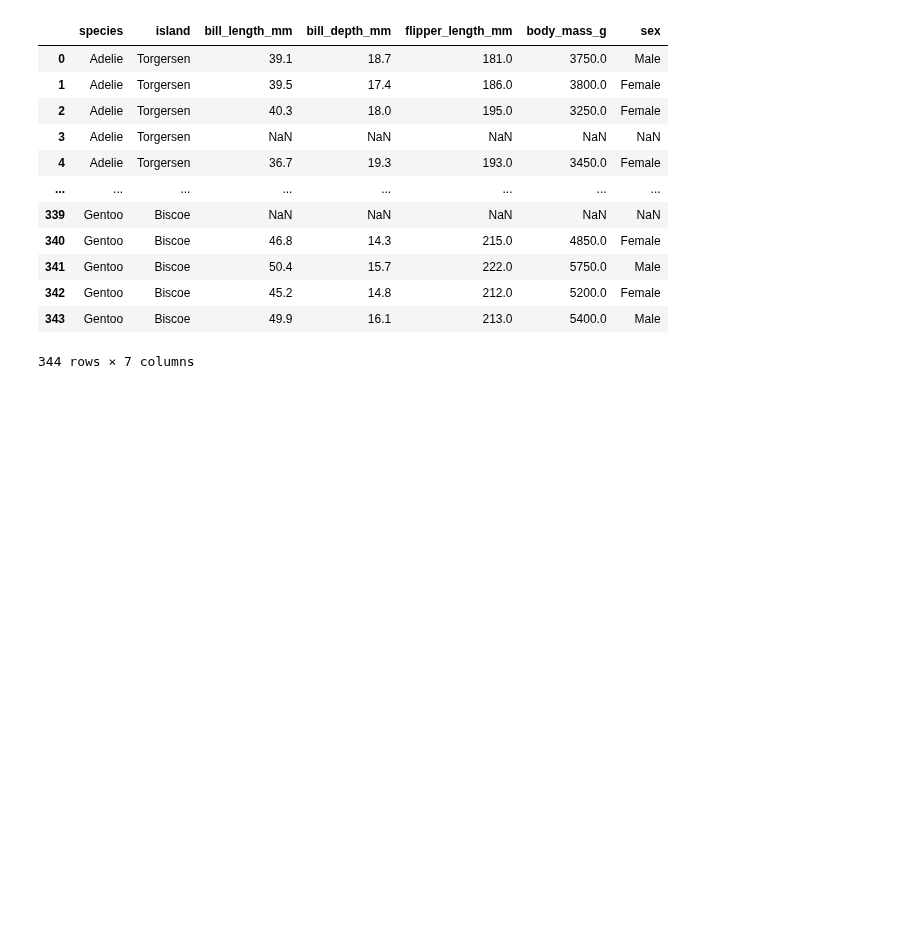
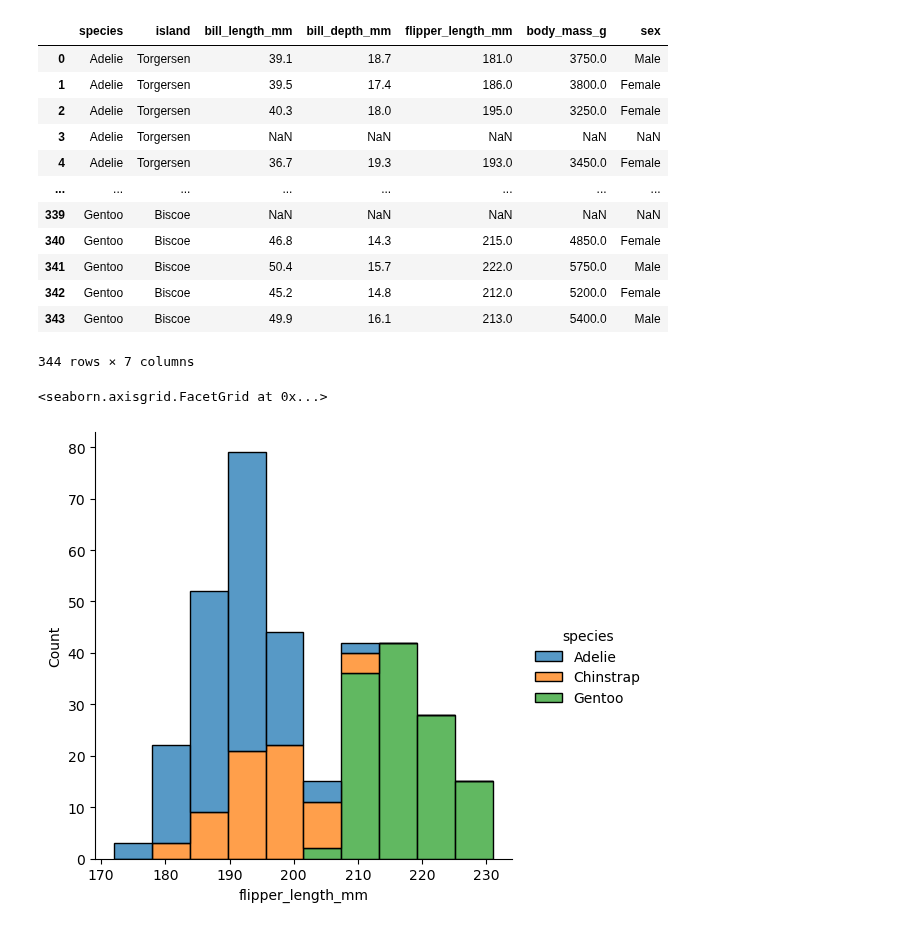
Before and after one commit to frgonzalezb/Udemy_Python_Total_DS_ML, a Jupyter notebook: 10_Seaborn/fig_ax.ipynb, the cells around one changed output. Drawn from its saved outputs; the diff is of its cells as text; code cells hidden in the pictures; blank space fills up the shorter version.

Commit message:
Nivel de Figura vs. Nivel de Axes en Seaborn

```diff
--- a/10_Seaborn/fig_ax.ipynb
+++ b/10_Seaborn/fig_ax.ipynb
@@ -20,3 +42,14 @@ df
 | 342 | Gentoo | Biscoe | 45.2 | 14.8 | 212.0 | 5200.0 | Female |
 | 343 | Gentoo | Biscoe | 49.9 | 16.1 | 213.0 | 5400.0 | Male |
 344 rows × 7 columns
+# %%
+# Gráfico de alto nivel de ejemplo (displot es una figura)
+sns.displot(
+    df,
+    x='flipper_length_mm',
+    hue='species',
+    multiple='stack'
+)
+# %% [output]
+<seaborn.axisgrid.FacetGrid at 0x...>
+[figure, added]
```
Also changed, not shown: parts of 5 cells of this notebook, 1 other file.
